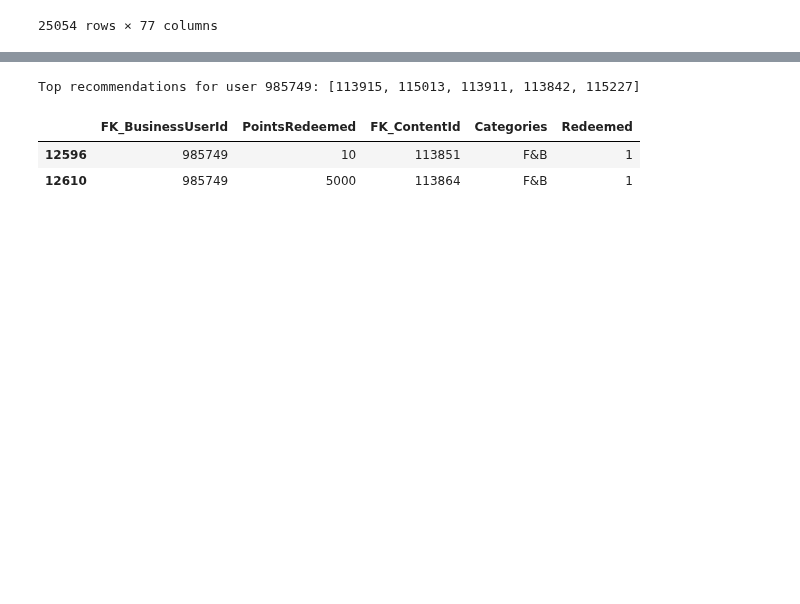
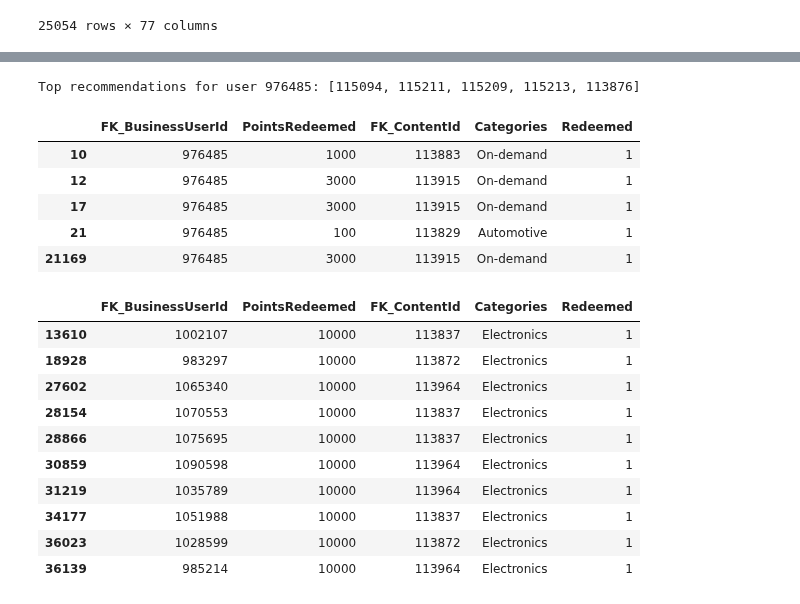
Before and after one commit to DboukAli98/KFHXRelatedAi, a Jupyter notebook: NoteBooks/Model Generation/ML_Model.ipynb, the cells around one changed output, grey strips where cells are left out. Saved outputs shown, nothing was run; the diff lists cells and outputs as text; code cells hidden in the pictures; blank space fills up the shorter version.

```diff
--- a/NoteBooks/Model Generation/ML_Model.ipynb
+++ b/NoteBooks/Model Generation/ML_Model.ipynb
@@ -408,16 +408,33 @@ def recommend_items(user_id, combined_matrix, reconstructed_matrix, original_dat
 
     return top_item_ids
 
-# Example usage
-user_id = combined_matrix.index[183]  # Replace with actual user ID
+user_id = combined_matrix.index[4]
 recommendations = recommend_items(user_id, combined_matrix, reconstructed_matrix, new_user_tranaction, num_recommendations=5)
 print(f"Top recommendations for user {user_id}: {recommendations}")
 # %% [output]
-Top recommendations for user 985749: [113915, 115013, 113911, 113842, 115227]
+Top recommendations for user 976485: [115094, 115211, 115209, 115213, 113876]
 # %%
-user_trs = new_user_tranaction[new_user_tranaction["FK_BusinessUserId"] == 985749]
+user_trs = new_user_tranaction[new_user_tranaction["FK_BusinessUserId"] == 976485]
 user_trs
 # %% [output]
 |  | FK_BusinessUserId | PointsRedeemed | FK_ContentId | Categories | Redeemed |
-| 12596 | 985749 | 10 | 113851 | F&B | 1 |
-| 12610 | 985749 | 5000 | 113864 | F&B | 1 |
+| 10 | 976485 | 1000 | 113883 | On-demand | 1 |
+| 12 | 976485 | 3000 | 113915 | On-demand | 1 |
+| 17 | 976485 | 3000 | 113915 | On-demand | 1 |
+| 21 | 976485 | 100 | 113829 | Automotive | 1 |
+| 21169 | 976485 | 3000 | 113915 | On-demand | 1 |
+# %%
+cat_trx = new_user_tranaction[new_user_tranaction["Categories"] == "Electronics"]
+cat_trx
+# %% [output]
+|  | FK_BusinessUserId | PointsRedeemed | FK_ContentId | Categories | Redeemed |
+| 13610 | 1002107 | 10000 | 113837 | Electronics | 1 |
+| 18928 | 983297 | 10000 | 113872 | Electronics | 1 |
+| 27602 | 1065340 | 10000 | 113964 | Electronics | 1 |
+| 28154 | 1070553 | 10000 | 113837 | Electronics | 1 |
+| 28866 | 1075695 | 10000 | 113837 | Electronics | 1 |
+| 30859 | 1090598 | 10000 | 113964 | Electronics | 1 |
+| 31219 | 1035789 | 10000 | 113964 | Electronics | 1 |
+| 34177 | 1051988 | 10000 | 113837 | Electronics | 1 |
+| 36023 | 1028599 | 10000 | 113872 | Electronics | 1 |
+| 36139 | 985214 | 10000 | 113964 | Electronics | 1 |
```
Also changed, not shown: parts of 5 cells of this notebook.
